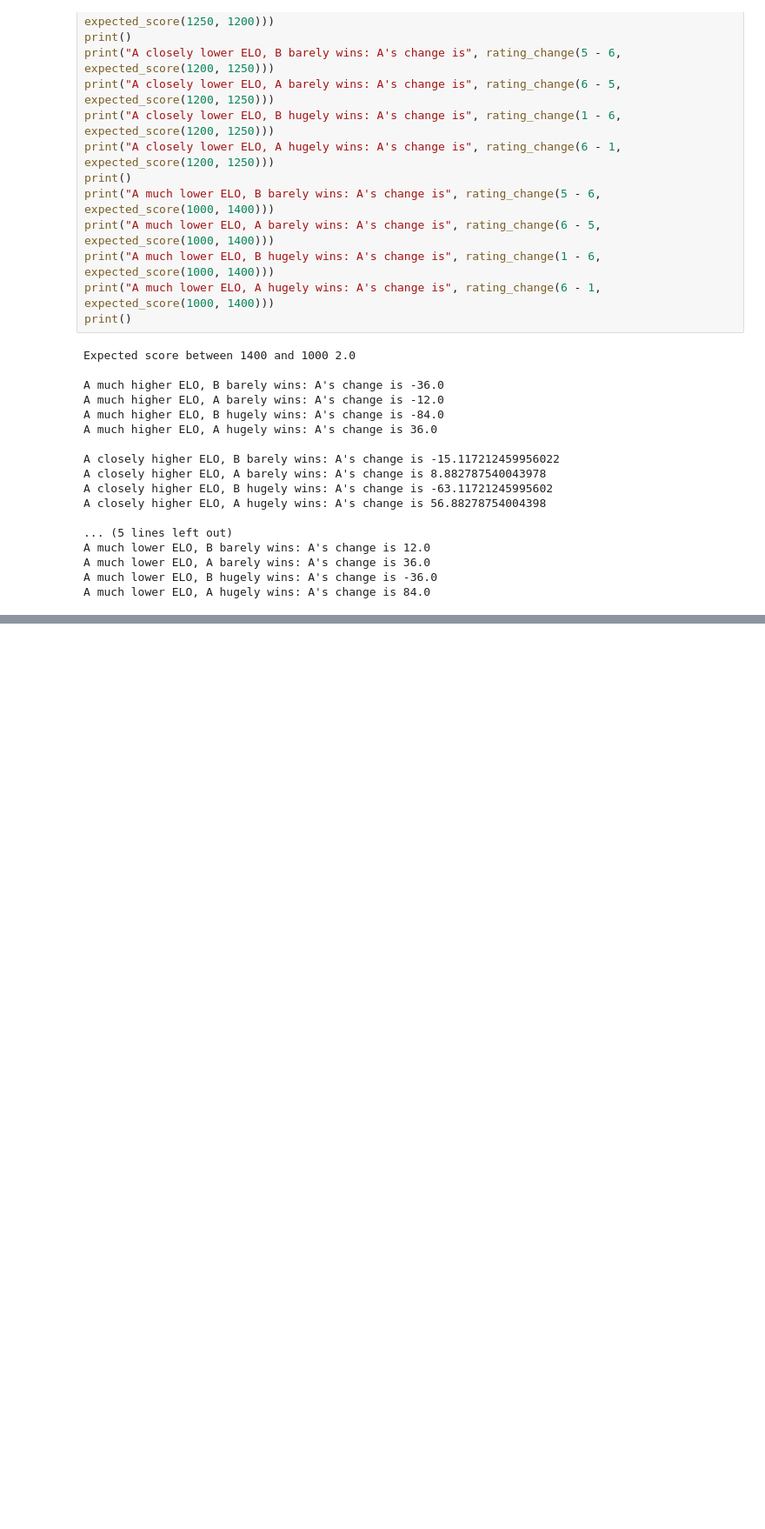
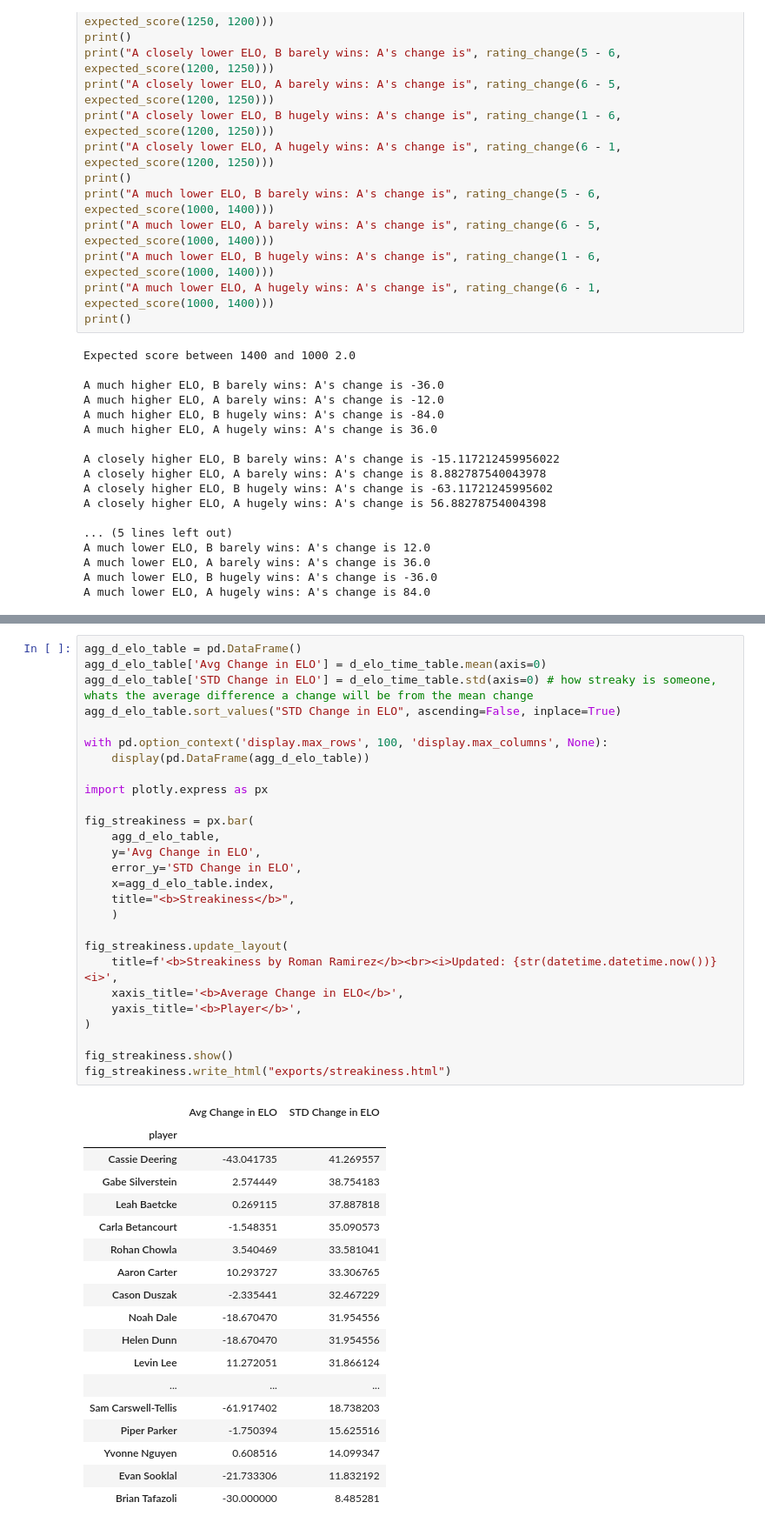
Before and after one commit to notromanramirez/drumline_pong_elo, a Jupyter notebook: calc_elo_v2.ipynb, the cells around one changed output, grey strips where cells are left out. Shown at 87% size. Cells and saved outputs as stored; diff of their text form; blank space fills up the shorter version.

```diff
--- a/calc_elo_v2.ipynb
+++ b/calc_elo_v2.ipynb
@@ -329,0 +330,46 @@ with pd.option_context('display.max_rows', 100, 'display.max_columns', None):
+# %%
+agg_d_elo_table = pd.DataFrame()
+agg_d_elo_table['Avg Change in ELO'] = d_elo_time_table.mean(axis=0)
+agg_d_elo_table['STD Change in ELO'] = d_elo_time_table.std(axis=0) # how streaky is someone, whats the average difference a change will be from the mean change
+agg_d_elo_table.sort_values("STD Change in ELO", ascending=False, inplace=True)
+
+with pd.option_context('display.max_rows', 100, 'display.max_columns', None):
+    display(pd.DataFrame(agg_d_elo_table))
+
+import plotly.express as px
+
+fig_streakiness = px.bar(
+    agg_d_elo_table,
+    y='Avg Change in ELO',
+    error_y='STD Change in ELO',
+    x=agg_d_elo_table.index,
+    title="<b>Streakiness</b>",
+    )
+
+fig_streakiness.update_layout(
+    title=f'<b>Streakiness by Roman Ramirez</b><br><i>Updated: {str(datetime.datetime.now())}<i>',
+    xaxis_title='<b>Average Change in ELO</b>',
+    yaxis_title='<b>Player</b>',
+)
+
+fig_streakiness.show()
+fig_streakiness.write_html("exports/streakiness.html")
+# %% [output]
+|  | Avg Change in ELO | STD Change in ELO |
+| player |  |  |
+| Cassie Deering | -43.041735 | 41.269557 |
+| Gabe Silverstein | 2.574449 | 38.754183 |
+| Leah Baetcke | 0.269115 | 37.887818 |
+| Carla Betancourt | -1.548351 | 35.090573 |
+| Rohan Chowla | 3.540469 | 33.581041 |
+| Aaron Carter | 10.293727 | 33.306765 |
+| Cason Duszak | -2.335441 | 32.467229 |
+| Noah Dale | -18.670470 | 31.954556 |
+| Helen Dunn | -18.670470 | 31.954556 |
+| Levin Lee | 11.272051 | 31.866124 |
+| ... | ... | ... |
+| Sam Carswell-Tellis | -61.917402 | 18.738203 |
+| Piper Parker | -1.750394 | 15.625516 |
+| Yvonne Nguyen | 0.608516 | 14.099347 |
+| Evan Sooklal | -21.733306 | 11.832192 |
+| Brian Tafazoli | -30.000000 | 8.485281 |
```
Also changed, not shown: parts of 4 cells of this notebook, 6 other files.
